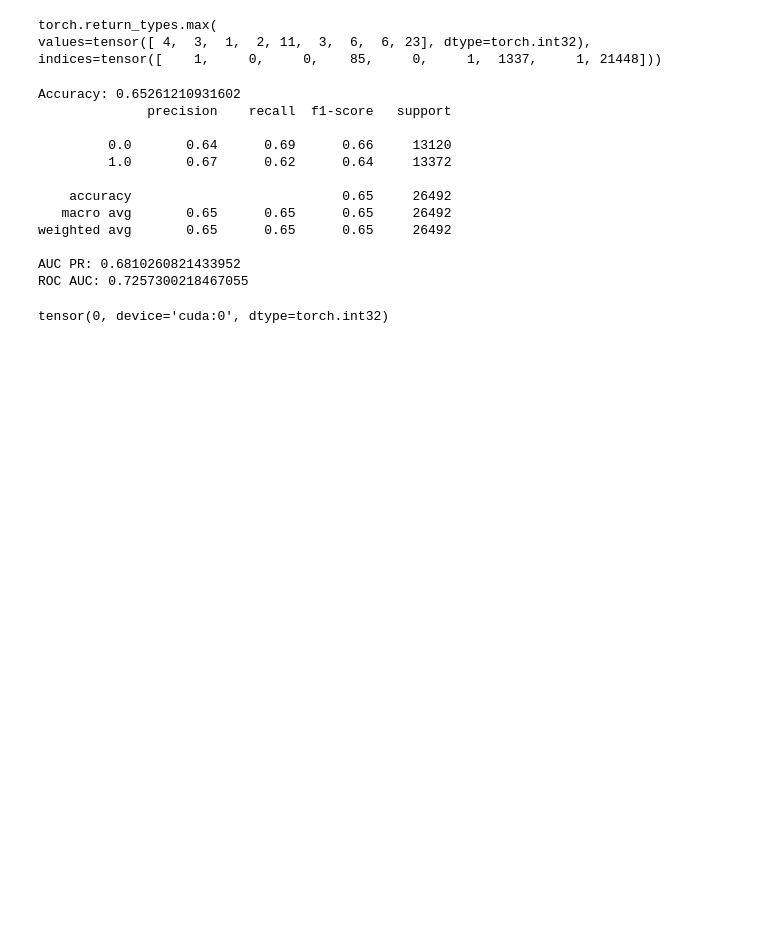
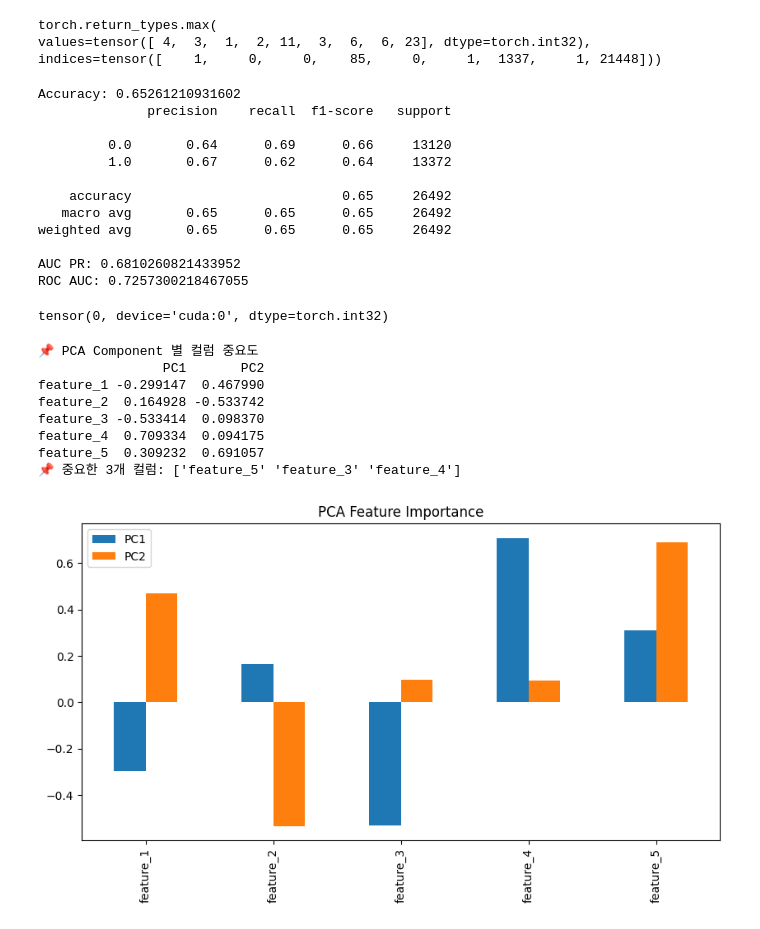
Before and after one commit to helloNarehase/LG_Aimers_2025, a Jupyter notebook: PSO+Tab/PSO+TabTransformer.ipynb, the cells around one changed output. Drawn from its saved outputs; the diff is of its cells as text; code cells hidden in the pictures; blank space fills up the shorter version.

```diff
--- a/PSO+Tab/PSO+TabTransformer.ipynb
+++ b/PSO+Tab/PSO+TabTransformer.ipynb
@@ -241,3 +241,53 @@ y_pred = np.vstack(y_pred_list)
 sample_submission = pd.read_csv('./open-3/sample_submission.csv')
 sample_submission['probability'] = y_pred
 sample_submission.to_csv('./tabtabs.csv', index=False)
+# %%
+import numpy as np
+import pandas as pd
+from sklearn.decomposition import PCA
+from sklearn.preprocessing import StandardScaler
+
+# 샘플 데이터 생성
+np.random.seed(42)
+df = pd.DataFrame({
+    "feature_1": np.random.rand(100),
+    "feature_2": np.random.rand(100) * 10,
+    "feature_3": np.random.rand(100) * 5,
+    "feature_4": np.random.rand(100) * 2,
+    "feature_5": np.random.rand(100) * 8
+})
+
+# 데이터 정규화 (PCA는 스케일 차이에 영향을 받음)
+scaler = StandardScaler()
+df_scaled = scaler.fit_transform(df)
+
+# PCA 적용
+pca = PCA(n_components=2)  # 2개의 주성분 선택
+pca.fit(df_scaled)
+
+# 주성분별 컬럼 기여도 확인
+importance = pd.DataFrame(pca.components_, columns=df.columns, index=[f'PC{i+1}' for i in range(pca.n_components_)])
+
+# 컬럼별 중요도 출력
+print("📌 PCA Component 별 컬럼 중요도")
+print(importance.T)
+
+# 컬럼별 중요도 시각화
+importance.T.plot(kind='bar', figsize=(10, 5), title="PCA Feature Importance")
+
+# 첫 번째 주성분(PC1)에서 중요한 3개 컬럼 선택
+pc1_importance = np.abs(pca.components_[0])  # PC1의 절대값 중요도
+important_features = np.array(df.columns)[np.argsort(pc1_importance)[-3:]]  # 상위 3개 선택
+
+# 결과 출력
+print("📌 중요한 3개 컬럼:", important_features)
+# %% [output]
+📌 PCA Component 별 컬럼 중요도
+                PC1       PC2
+feature_1 -0.299147  0.467990
+feature_2  0.164928 -0.533742
+feature_3 -0.533414  0.098370
+feature_4  0.709334  0.094175
+feature_5  0.309232  0.691057
+📌 중요한 3개 컬럼: ['feature_5' 'feature_3' 'feature_4']
+[figure, added]
```
Also changed, not shown: parts of 2 cells of this notebook, 5 other files.
